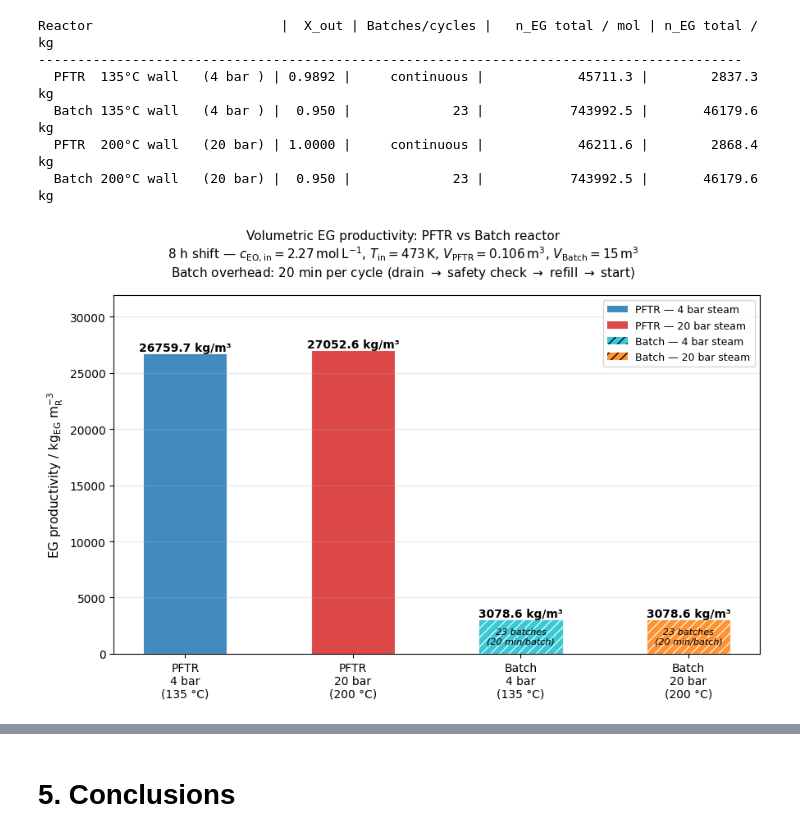
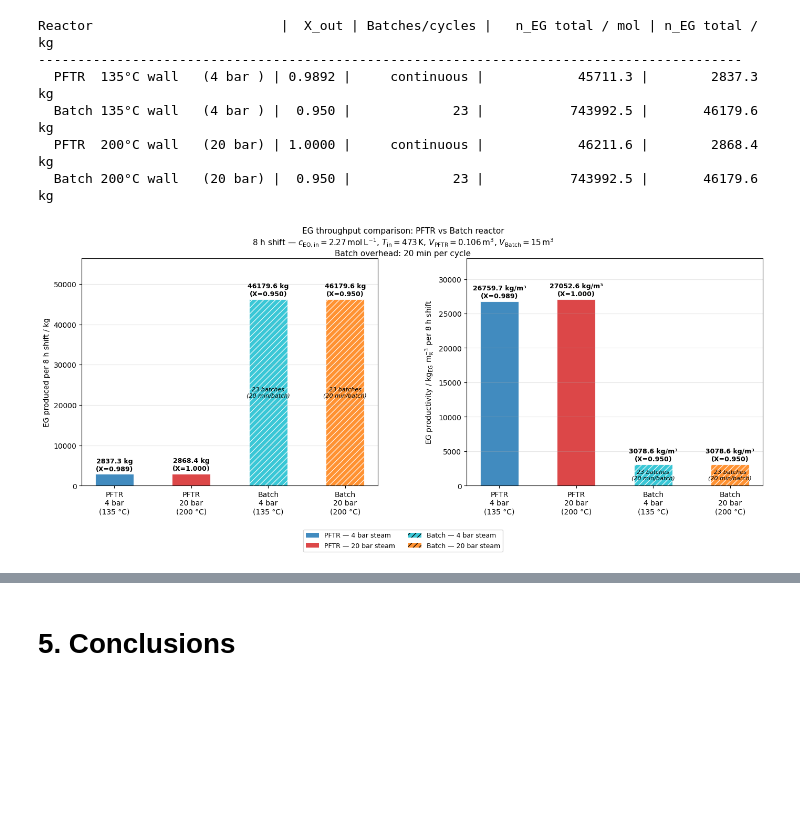
Before and after one commit to PeterSchoenung/CRE3-Assignment-3, a Jupyter notebook: CRT_3_assignment_3_26_Group_5.ipynb, the cells around one changed output, grey strips where cells are left out. Drawn from its saved outputs; the diff is of its cells as text; code cells hidden in the pictures; blank space fills up the shorter version.

```diff
--- a/CRT_3_assignment_3_26_Group_5.ipynb
+++ b/CRT_3_assignment_3_26_Group_5.ipynb
@@ -1518,62 +1518,75 @@ Reactor                        |  X_out | Batches/cycles |   n_EG total / mol |
   Batch 200°C wall   (20 bar) |  0.950 |             23 |           743992.5 |       46179.6 kg
 # %%
 # ============================================================
-# Section 4.5 — Bar chart: volumetric EG productivity comparison
-#               Normalised to reactor volume [kg EG m^-3 per 8 h shift]
+# Section 4.5 — Bar chart: total EG per shift AND volumetric
+#               productivity side by side (2 panels)
 # ============================================================
+from matplotlib.patches import Patch
 
-V_pftr = np.pi / 4.0 * d_R**2 * 150.0    # PFTR volume  [m^3]
-
-labels_vol = [
-    f"PFTR\n4 bar\n({T_wall_4bar-273.15:.0f} °C)",
-    f"PFTR\n20 bar\n({T_wall_20bar-273.15:.0f} °C)",
-    f"Batch\n4 bar\n({T_wall_4bar-273.15:.0f} °C)",
-    f"Batch\n20 bar\n({T_wall_20bar-273.15:.0f} °C)",
+kg_total_comp = [
+    pftr_throughput[T_wall_4bar] ["n_total"] * M_EG / 1000,
+    pftr_throughput[T_wall_20bar]["n_total"] * M_EG / 1000,
+    batch_throughput[T_wall_4bar] ["n_total"] * M_EG / 1000,
+    batch_throughput[T_wall_20bar]["n_total"] * M_EG / 1000,
 ]
-n_EG_vol = [
-    pftr_throughput[T_wall_4bar] ["n_total"] * M_EG / 1000 / V_pftr,
-    pftr_throughput[T_wall_20bar]["n_total"] * M_EG / 1000 / V_pftr,
-    batch_throughput[T_wall_4bar] ["n_total"] * M_EG / 1000 / V_R_batch,
-    batch_throughput[T_wall_20bar]["n_total"] * M_EG / 1000 / V_R_batch,
+kg_perm3_comp = [
+    kg_total_comp[0] / V_pftr,
+    kg_total_comp[1] / V_pftr,
+    kg_total_comp[2] / V_R_batch,
+    kg_total_comp[3] / V_R_batch,
+]
+X_out_comp = [
+    pftr_throughput[T_wall_4bar] ["X_out"],
+    pftr_throughput[T_wall_20bar]["X_out"],
+    X_batch,
+    X_batch,
 ]
 
-fig_tp, ax_tp = plt.subplots(figsize=(9, 6))
+fig_tp2, (ax_L, ax_R) = plt.subplots(1, 2, figsize=(14, 6))
 
-bars = ax_tp.bar(labels_vol, n_EG_vol, color=bar_colors, hatch=hatch_list, edgecolor="white", linewidth=0.8, alpha=0.85, width=0.5)
+for ax, values, ylabel, unit in [
+    (ax_L, kg_total_comp, r"EG produced per 8 h shift / kg",                        "kg"),
+    (ax_R, kg_perm3_comp, r"EG productivity / kg$_\mathrm{EG}$ m$^{-3}_\mathrm{R}$ per 8 h shift", "kg/m³"),
+]:
+    bars = ax.bar(labels_vol, values, color=bar_colors,
+                  hatch=hatch_list, edgecolor="white",
+                  linewidth=0.8, alpha=0.85, width=0.5)
 
-# Value labels on top of each bar
-for bar, val in zip(bars, n_EG_vol):
-    ax_tp.text(bar.get_x() + bar.get_width() / 2,
-               bar.get_height() + 0.5,
-               f"{val:.1f} kg/m³",
-               ha="center", va="bottom", fontsize=10, fontweight="bold")
+    # Value label + conversion on top
+    for bar, val, X in zip(bars, values, X_out_comp):
+        ax.text(bar.get_x() + bar.get_width() / 2,
+                bar.get_height() + max(values) * 0.01,
+                f"{val:.1f} {unit}\n(X={X:.3f})",
+                ha="center", va="bottom", fontsize=9, fontweight="bold")
 
-# Annotate batch bars with number of batches
-for i, T_wall_val in enumerate([T_wall_4bar, T_wall_20bar]):
-    n_b = batch_throughput[T_wall_val]["n_batches"]
-    t_c = batch_throughput[T_wall_val]["t_cycle"]
-    t_c_str = f"{t_c/60:.0f} min/batch" if t_c is not None else ""
-    ax_tp.text(2 + i, n_EG_vol[2 + i] / 2,
-               f"{n_b} batches\n({t_c_str})",
-               ha="center", va="center", fontsize=8,
-               color="black", fontstyle="italic")
+    # Annotate batch bars with number of batches
+    for i, T_wall_val in enumerate([T_wall_4bar, T_wall_20bar]):
+        n_b = batch_throughput[T_wall_val]["n_batches"]
+        t_c = batch_throughput[T_wall_val]["t_cycle"]
+        t_c_str = f"{t_c/60:.0f} min/batch" if t_c is not None else ""
+        ax.text(2 + i, values[2 + i] / 2,
+                f"{n_b} batches\n({t_c_str})",
+                ha="center", va="center", fontsize=8,
+                color="black", fontstyle="italic")
 
-ax_tp.set_ylabel(r"EG productivity / kg$_\mathrm{EG}$ m$^{-3}_\mathrm{R}$", fontsize=11)
-ax_tp.set_ylim(0, max(n_EG_vol) * 1.18)
-ax_tp.grid(axis="y", alpha=0.3)
-ax_tp.legend(handles=legend_handles, fontsize=9, loc="upper right")
+    ax.set_ylabel(ylabel, fontsize=10)
+    ax.set_ylim(0, max(values) * 1.22)
+    ax.grid(axis="y", alpha=0.3)
 
-fig_tp.suptitle(
-    "Volumetric EG productivity: PFTR vs Batch reactor\n"
+fig_tp2.legend(handles=legend_handles, loc="lower center",
+               bbox_to_anchor=(0.5, -0.06), ncol=2, fontsize=9)
+
+fig_tp2.suptitle(
+    "EG throughput comparison: PFTR vs Batch reactor\n"
     r"8 h shift — $c_\mathrm{EO,in}=2.27\,\mathrm{mol\,L^{-1}}$, "
     r"$T_\mathrm{in}=473\,\mathrm{K}$, "
     f"$V_{{\\mathrm{{PFTR}}}}={V_pftr:.3f}\\,\\mathrm{{m^3}}$, "
     r"$V_\mathrm{Batch}=15\,\mathrm{m^3}$"
     "\n"
-    r"Batch overhead: 20 min per cycle (drain $\rightarrow$ safety check "
-    r"$\rightarrow$ refill $\rightarrow$ start)",
+    r"Batch overhead: 20 min per cycle",
     fontsize=11)
-fig_tp.tight_layout()
-fig_tp.savefig("fig_4_5B_volumetric_productivity.png", dpi=150, bbox_inches="tight")
+fig_tp2.tight_layout()
+fig_tp2.subplots_adjust(top=0.88, bottom=0.16, wspace=0.3)
+fig_tp2.savefig("fig_4_5B_throughput_sidebyside.png", dpi=150, bbox_inches="tight")
 # %% [output]
-[figure, old version]
+[figure, new version]
```
Also changed, not shown: parts of 5 cells of this notebook, 2 other files.
